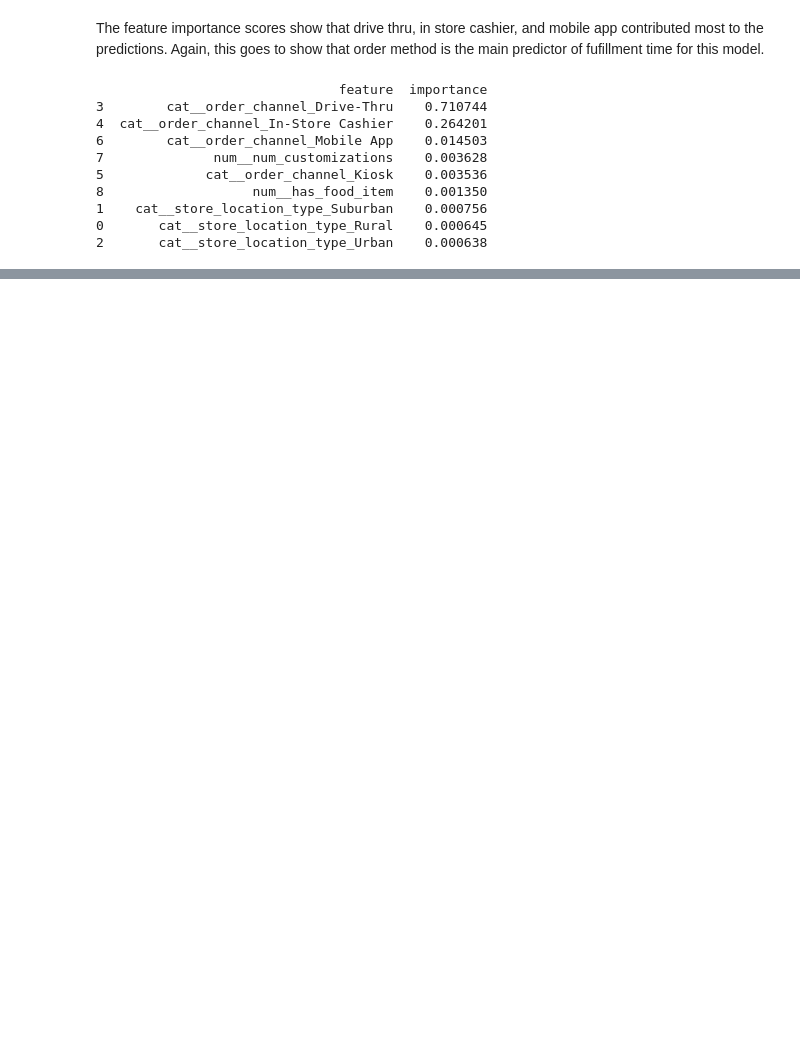
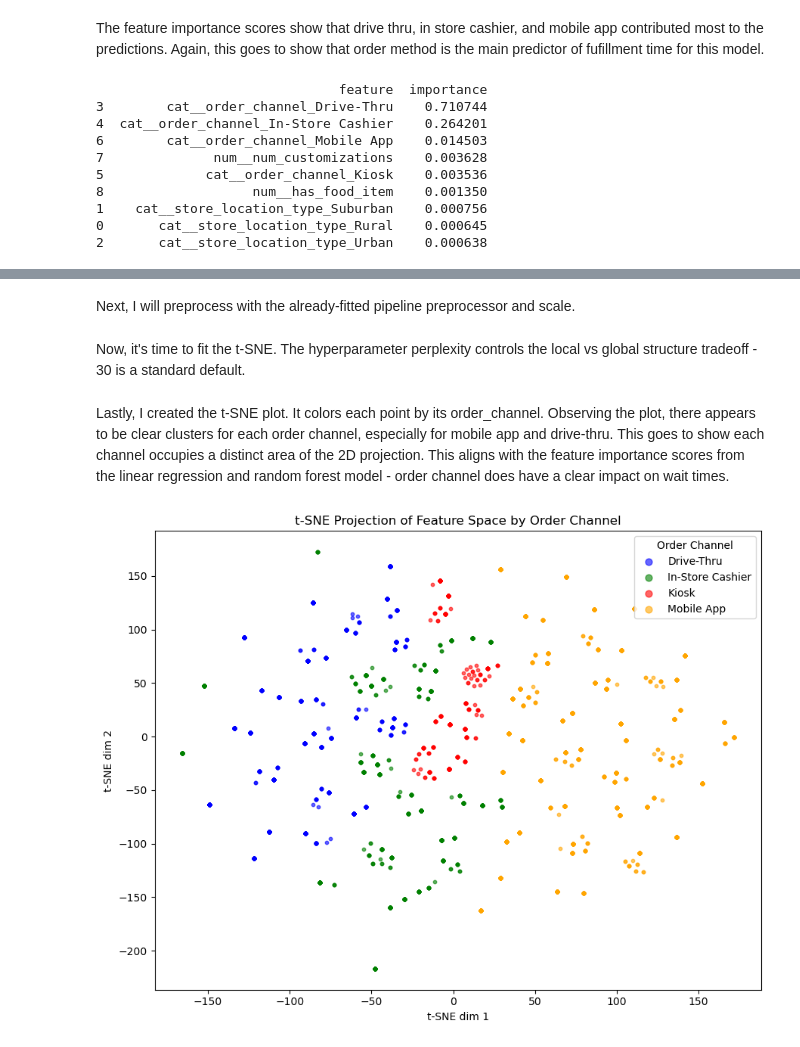
Before and after one commit to juhimalwade/Elements-of-Data-Analytics, a Jupyter notebook: Project/project.ipynb, the cells around one changed output, grey strips where cells are left out. Cells and saved outputs as stored; diff of their text form; code cells hidden in the pictures; blank space fills up the shorter version.

Commit message:
HW 9 + Project updates

```diff
--- a/Project/project.ipynb
+++ b/Project/project.ipynb
@@ -457,0 +482,9 @@ R^2: 0.357905660802026
+# %%
+best_rf = search.best_estimator_
+y_pred_rf = best_rf.predict(X_test)
+
+r2  = r2_score(y_test, y_pred_rf)
+rmse = np.sqrt(mean_squared_error(y_test, y_pred_rf))
+
+print(f"R²:   {r2:.4f}")
+print(f"RMSE: {rmse:.4f}")
@@ -484,0 +531,37 @@ print(importance_df.head(15))
+# %%
+from sklearn.manifold import TSNE
+from sklearn.preprocessing import StandardScaler
+
+sample_idx = np.random.choice(len(X_train), size=3000, replace=False)
+X_sample = X_train.iloc[sample_idx].copy()
+y_sample = y_train.iloc[sample_idx]
+# %% [markdown]
+Next, I will preprocess with the already-fitted pipeline preprocessor and scale.
+# %%
+X_sample_enc = best_rf.named_steps['preprocessor'].transform(X_sample)
+X_scaled = StandardScaler(with_mean=False).fit_transform(X_sample_enc)
+# %% [markdown]
+Now, it's time to fit the t-SNE. The hyperparameter perplexity controls the local vs global structure tradeoff - 30 is a standard default.
+# %%
+tsne = TSNE(n_components=2, perplexity=30, random_state=42)
+X_2d = tsne.fit_transform(X_scaled)
+# %% [markdown]
+Lastly, I created the t-SNE plot. It colors each point by its order_channel. Observing the plot, there appears to be clear clusters for each order channel, especially for mobile app and drive-thru. This goes to show each channel occupies a distinct area of the 2D projection. This aligns with the feature importance scores from the linear regression and random forest model - order channel does have a clear impact on wait times.
+# %%
+channels = X_sample['order_channel'].values
+unique_channels = np.unique(channels)
+colors = ['blue', 'green', 'red', 'orange']
+
+plt.figure(figsize=(9, 7))
+for ch, col in zip(unique_channels, colors):
+    mask = channels == ch
+    plt.scatter(X_2d[mask, 0], X_2d[mask, 1], c=col, label=ch, s=10, alpha=0.6)
+
+plt.title("t-SNE Projection of Feature Space by Order Channel")
+plt.xlabel("t-SNE dim 1")
+plt.ylabel("t-SNE dim 2")
+plt.legend(title="Order Channel", markerscale=2)
+plt.tight_layout()
+plt.show()
+# %% [output]
+[figure, added]
```
Also changed, not shown: parts of 53 cells of this notebook, 2 other files.
